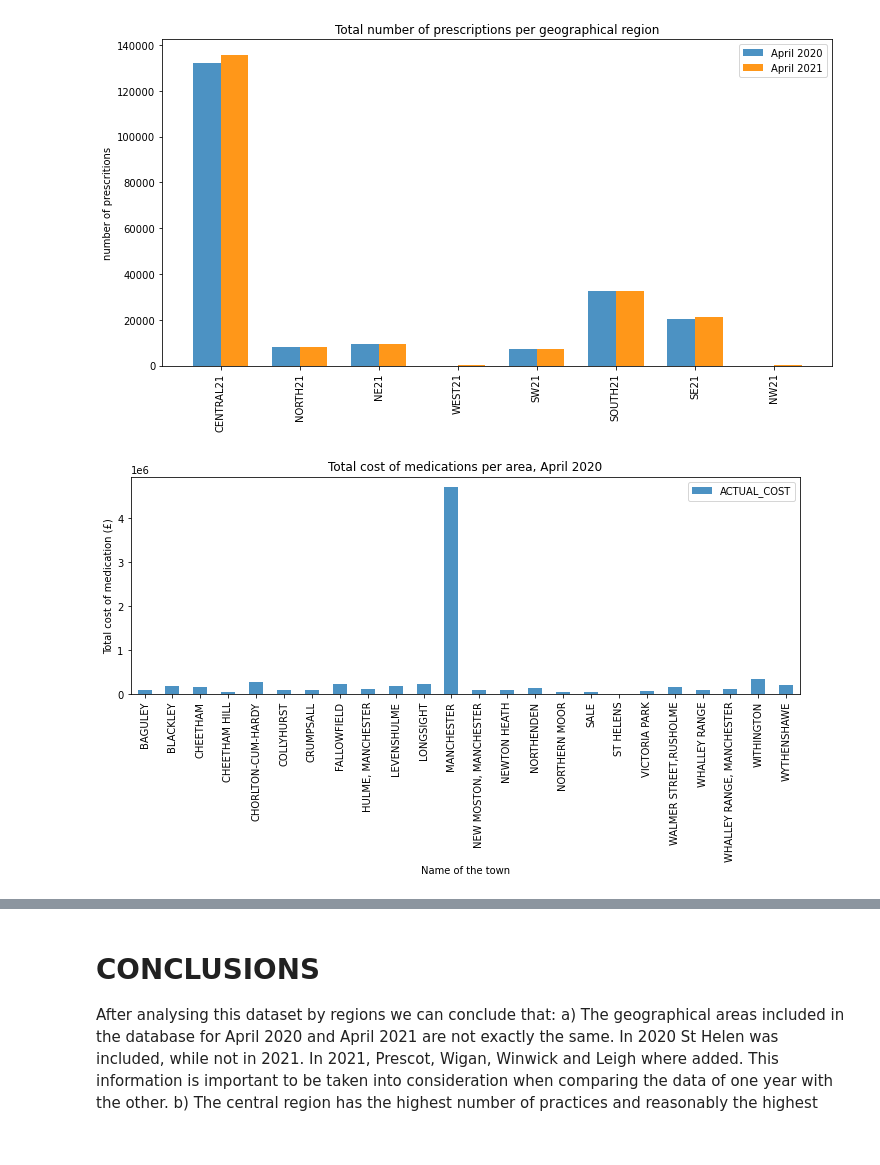
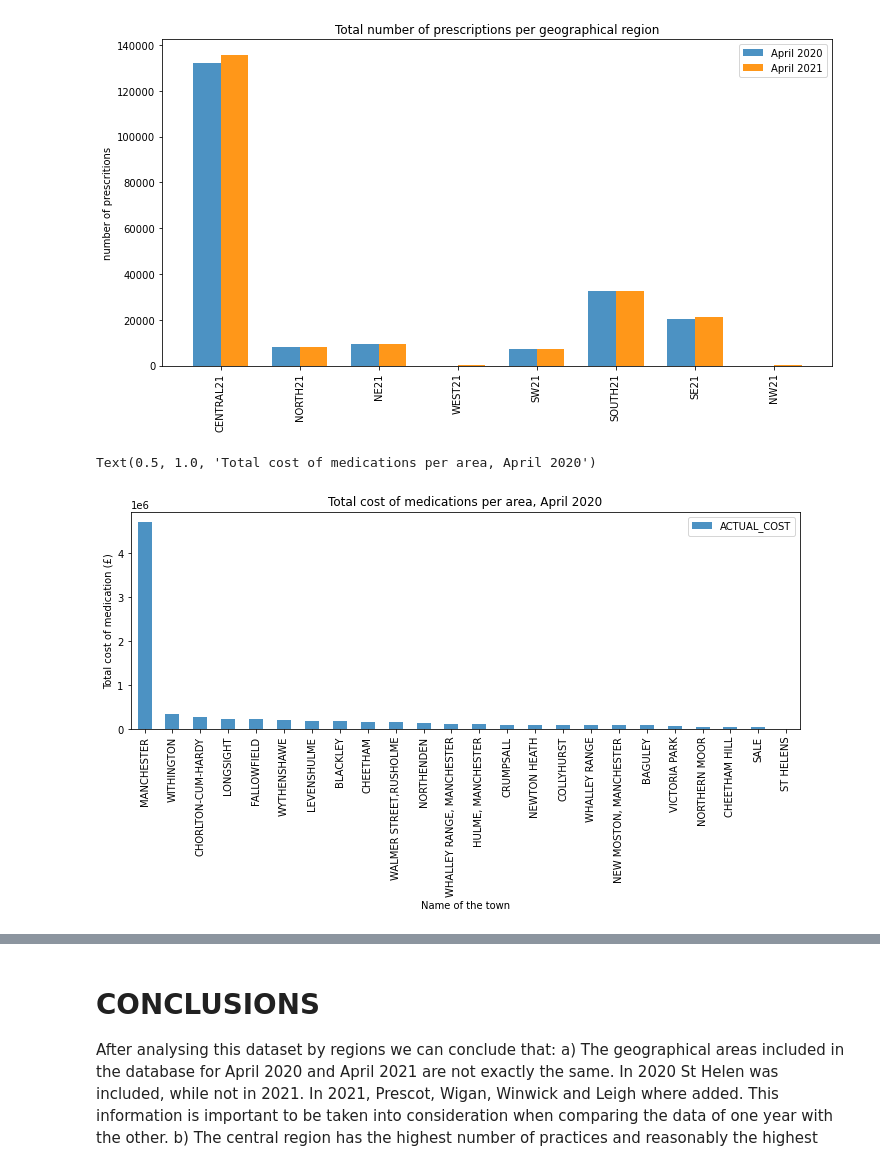
Before and after one commit to kamalmasarweh/project, a Jupyter notebook: Group work.ipynb, the cells around one changed output, grey strips where cells are left out. Saved outputs shown, nothing was run; the diff lists cells and outputs as text; code cells hidden in the pictures.

```diff
--- a/Group work.ipynb
+++ b/Group work.ipynb
@@ -1012,14 +1008,15 @@ plt.show()
 [figure]
 # %%
 totalcost_region_20 = epd_20[["ADDRESS_3", "ACTUAL_COST"]].groupby("ADDRESS_3").sum()
-totalcost_region_20
+totalcost_region_20 = totalcost_region_20.sort_values(by=["ACTUAL_COST"], ascending=False)
 
 fig, axs = plt.subplots(figsize=(12, 4))        # Create an empty matplotlib Figure and Axes
 totalcost_region_20.plot.bar(ax=axs, alpha=0.8)            # Use pandas to put the area plot on the prepared Figure/Axes
 axs.set_ylabel("Total cost of medication (£)")  # Do any matplotlib customization you like
 axs.set_xlabel("Name of the town")              # Do any matplotlib customization you like
 axs.set_title ("Total cost of medications per area, April 2020")
-fig.savefig("TotalCost.png")           # Save the Figure/Axes using the existing matplotlib method.
+#fig.savefig("TotalCost.png")           # Save the Figure/Axes using the existing matplotlib method.
 # %% [output]
+Text(0.5, 1.0, 'Total cost of medications per area, April 2020')
-[figure, old version]
+[figure, new version]
 # %%
```
Also changed, not shown: parts of 18 cells of this notebook.
